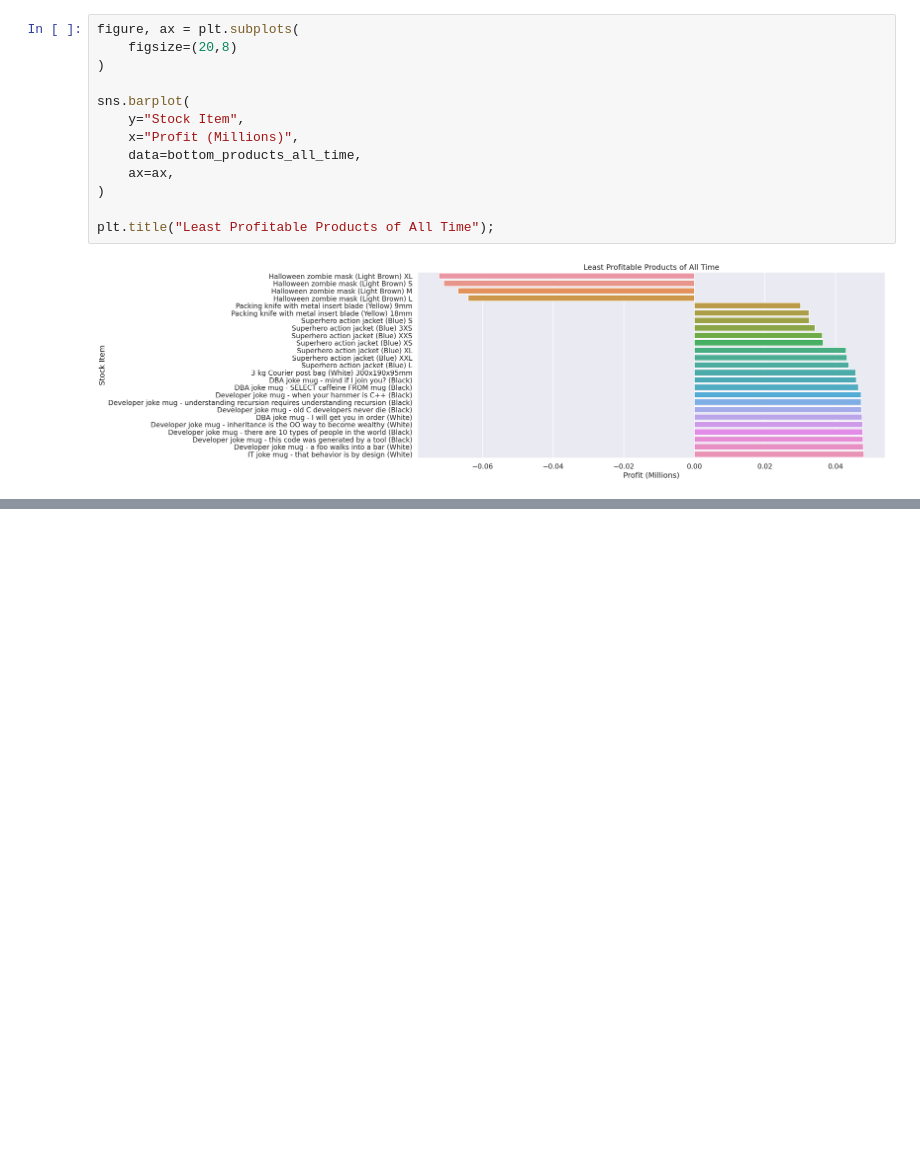
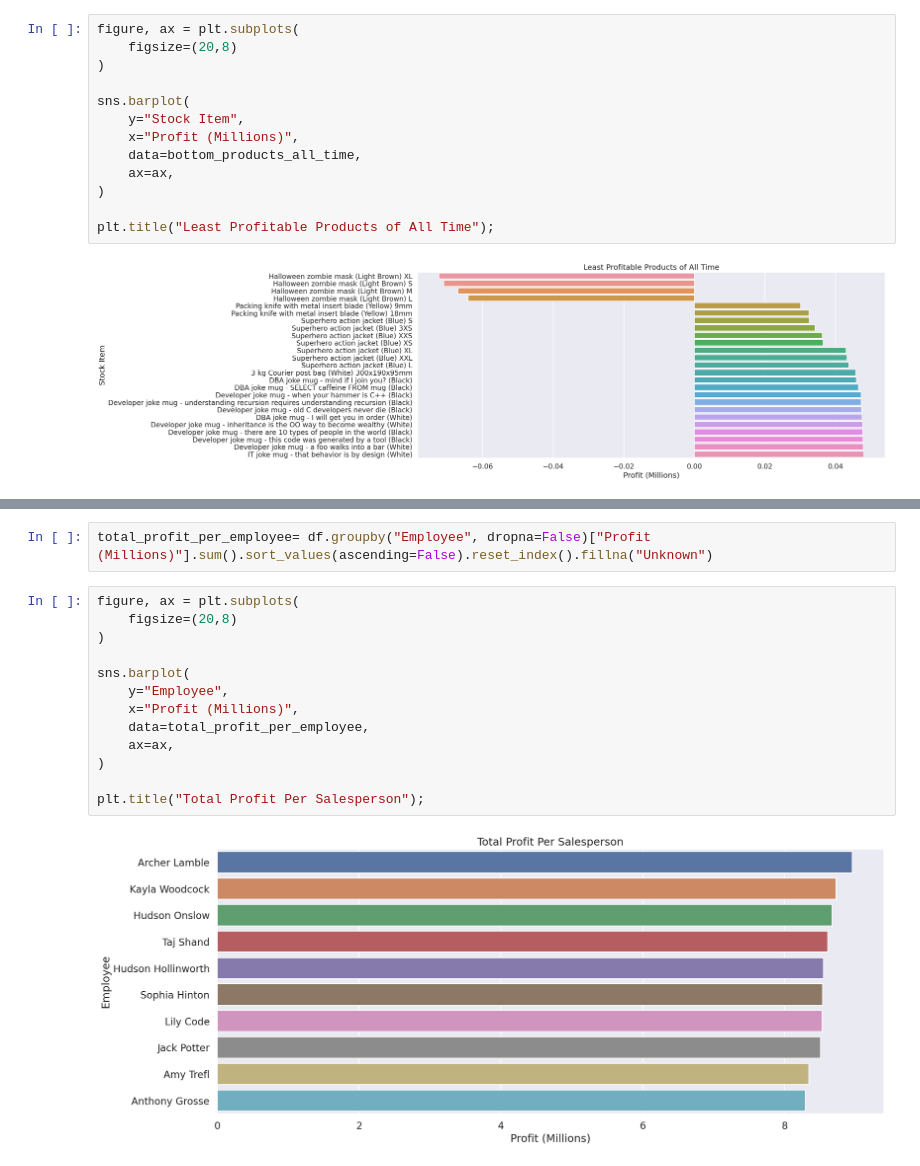
Before and after one commit to Max-FM/dataplatforms_project, a Jupyter notebook: analysis.ipynb, the cells around one changed output, grey strips where cells are left out. Cells and saved outputs as stored; diff of their text form; blank space fills up the shorter version.

```diff
--- a/analysis.ipynb
+++ b/analysis.ipynb
@@ -378,0 +431,17 @@ plt.title("Least Profitable Products of All Time");
+# %%
+total_profit_per_employee= df.groupby("Employee", dropna=False)["Profit (Millions)"].sum().sort_values(ascending=False).reset_index().fillna("Unknown")
+# %%
+figure, ax = plt.subplots(
+    figsize=(20,8)
+)
+
+sns.barplot(
+    y="Employee",
+    x="Profit (Millions)",
+    data=total_profit_per_employee,
+    ax=ax,
+)
+
+plt.title("Total Profit Per Salesperson");
+# %% [output]
+[figure, added]
```
Also changed, not shown: parts of 13 cells of this notebook.
